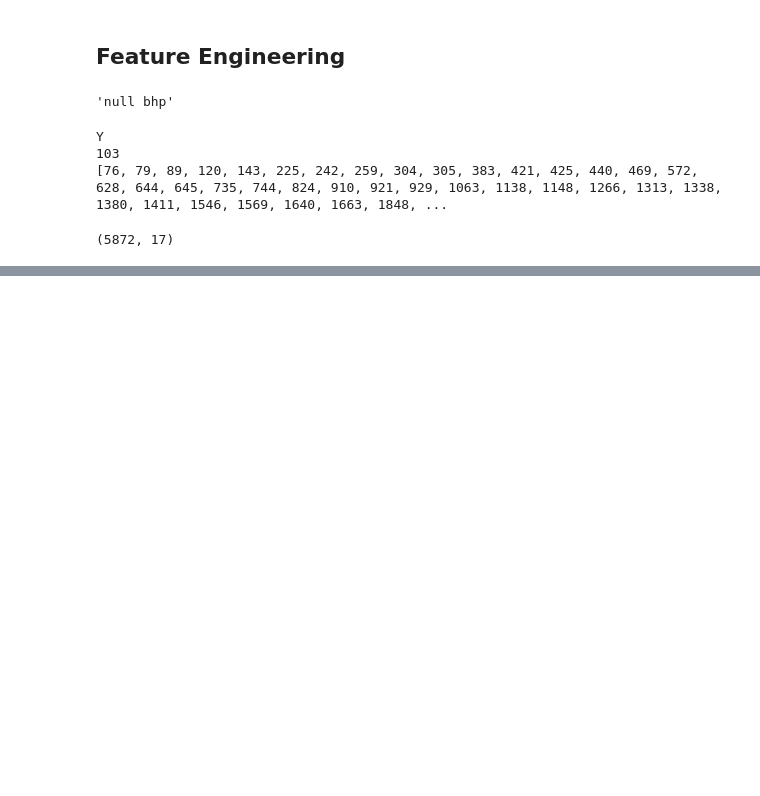
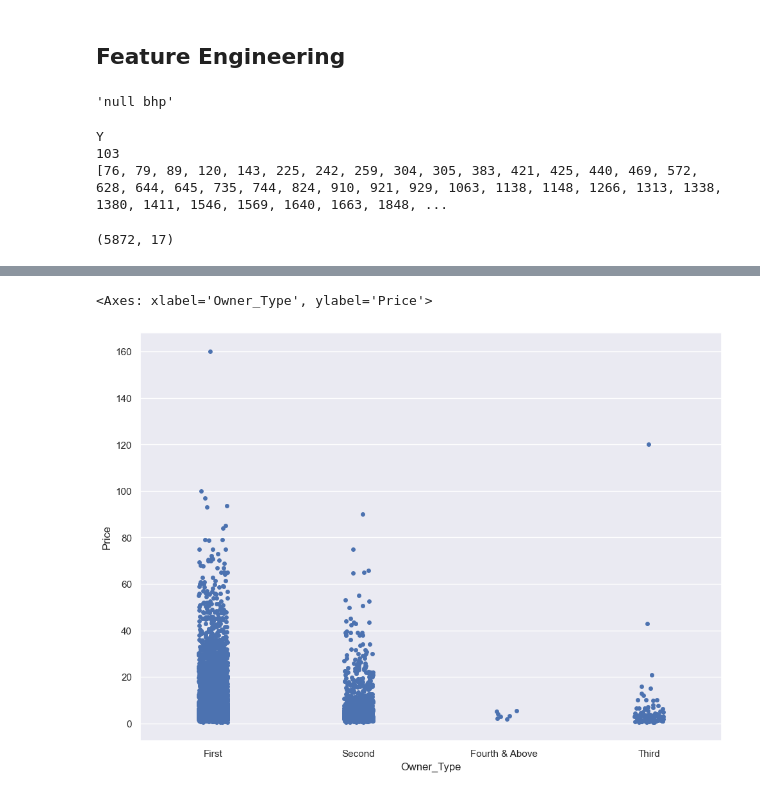
Before and after one commit to itssahilwhat/WorthWheels, a Jupyter notebook: main.ipynb, the cells around one changed output, grey strips where cells are left out. Cells and saved outputs as stored; diff of their text form; code cells hidden in the pictures; blank space fills up the shorter version.

```diff
--- a/main.ipynb
+++ b/main.ipynb
@@ -200,0 +295,8 @@ train_data.head()
+# %%
+var = 'Owner_Type'
+fig, ax = plt.subplots()
+fig.set_size_inches(11.7, 8.27)
+sns.stripplot(x = var, y ='Price', data = train_data)
+# %% [output]
+<Axes: xlabel='Owner_Type', ylabel='Price'>
+[figure, added]
```
Also changed, not shown: parts of 17 cells of this notebook.
